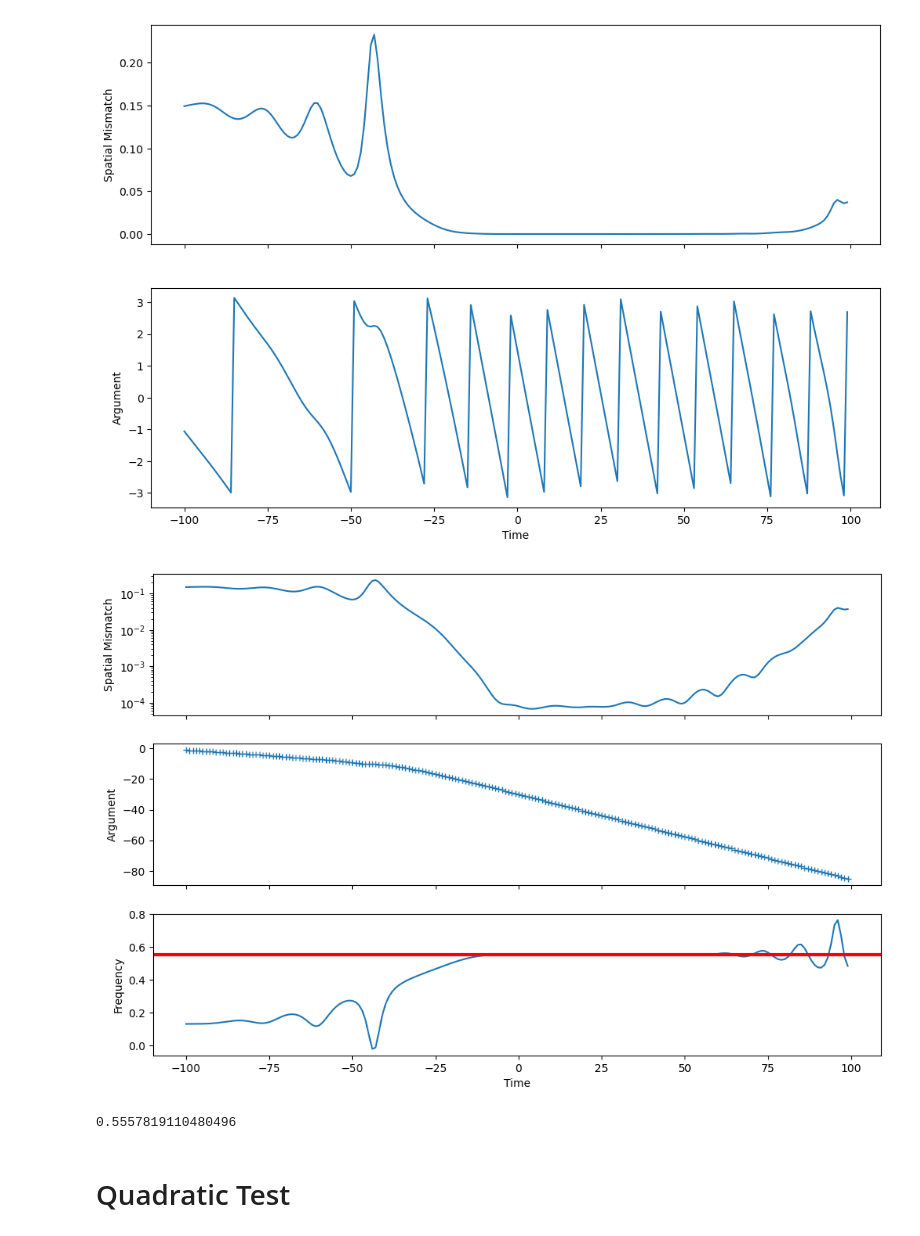
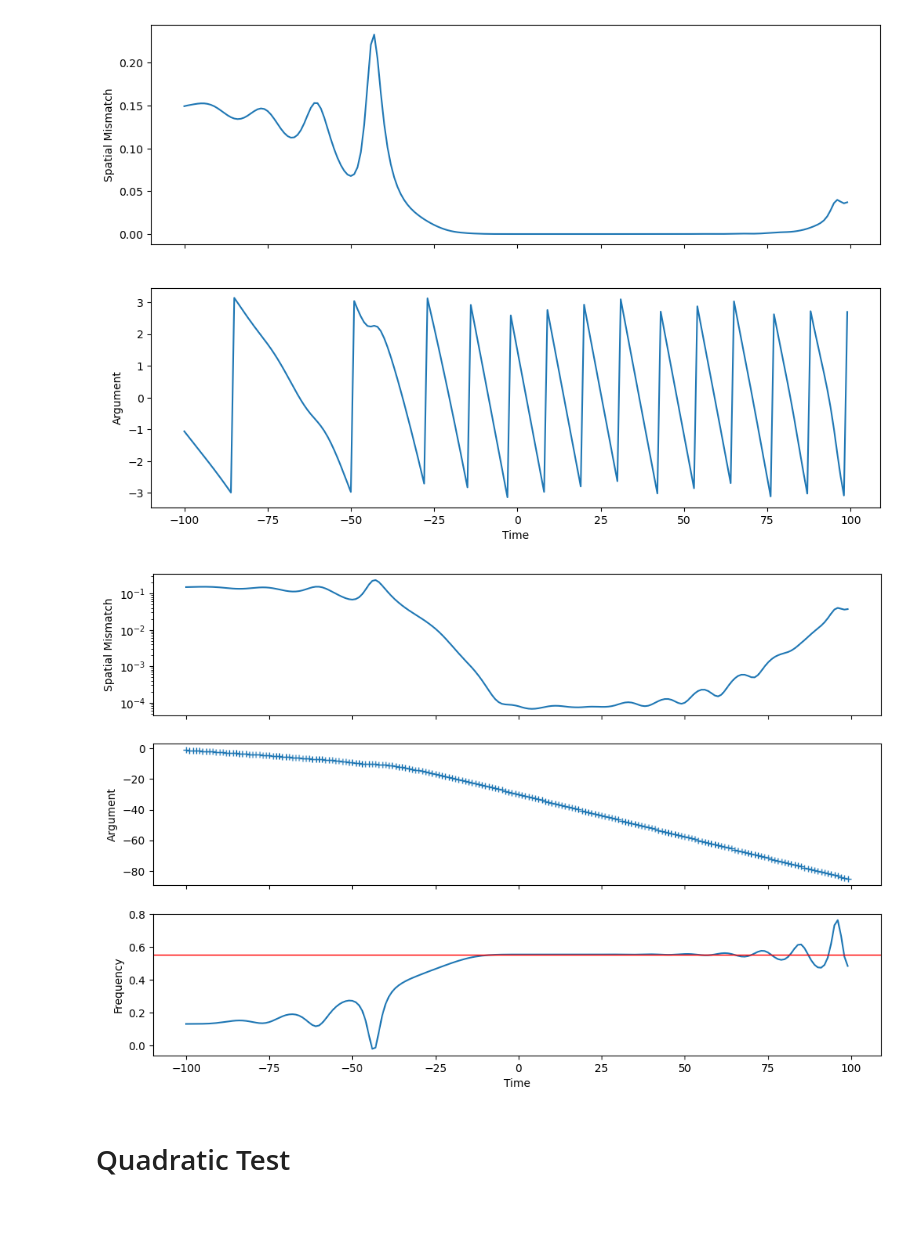
Before and after one commit to Richardvnd/quadratic_qnm, a Jupyter notebook: spatial_reconstruction_of_QNMs.ipynb, the cells around one changed output. Saved outputs shown, nothing was run; the diff lists cells and outputs as text; code cells hidden in the pictures.

```diff
--- a/spatial_reconstruction_of_QNMs.ipynb
+++ b/spatial_reconstruction_of_QNMs.ipynb
@@ -120,27 +121,21 @@ plt.show()
 # %%
 fig, axs = plt.subplots(nrows=3, ncols=1, figsize=(12,8), sharex=True)
 axs[0].plot(time_array, sm_list)
 axs[1].plot(time_array, np.unwrap(arg_list), '+')
 
-from scipy.interpolate import UnivariateSpline
 angle_v_time = UnivariateSpline(time_array, -np.unwrap(arg_list), k=4, s=0)
 axs[2].plot(time_array, angle_v_time.derivative()(time_array))
-axs[2].axhline(qnmfits.qnm.omega(2,2,0,1,sim.chif_mag, Mf=sim.Mf).real, color='r', ls='-', lw=3)
+axs[2].axhline(qnmfits.qnm.omega(2,2,0,1,sim.chif_mag, Mf=sim.Mf).real, color='r', ls='-', lw=1)
 
 axs[0].set_yscale('log')
-
 axs[0].set_ylabel('Spatial Mismatch')
 axs[2].set_xlabel('Time')
 axs[1].set_ylabel('Argument')
 axs[2].set_ylabel('Frequency')
 
 plt.show()
 # %% [output]
-[figure, old version]
+[figure, new version]
-# %%
-qnmfits.qnm.omega(2,2,0,1,sim.chif_mag, Mf=sim.Mf).real
-# %% [output]
-0.5557819110480496
 # %%
 import numpy as np
 
```
Also changed, not shown: parts of 3 cells of this notebook, 3 other files.
